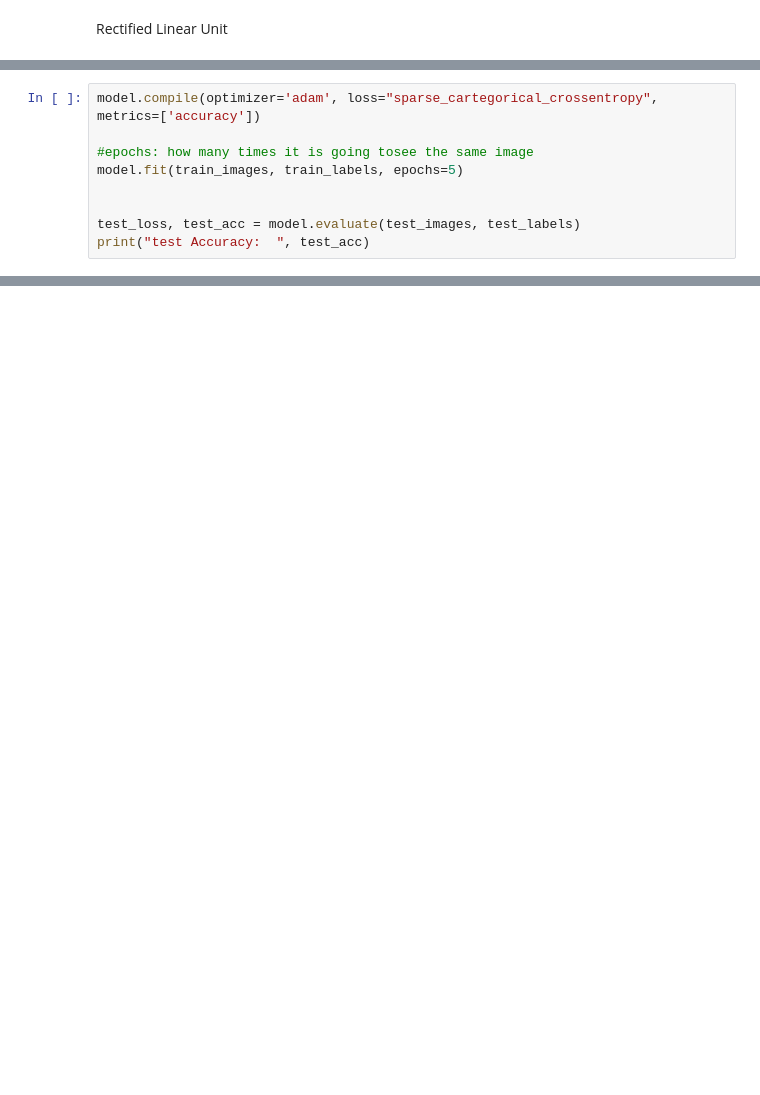
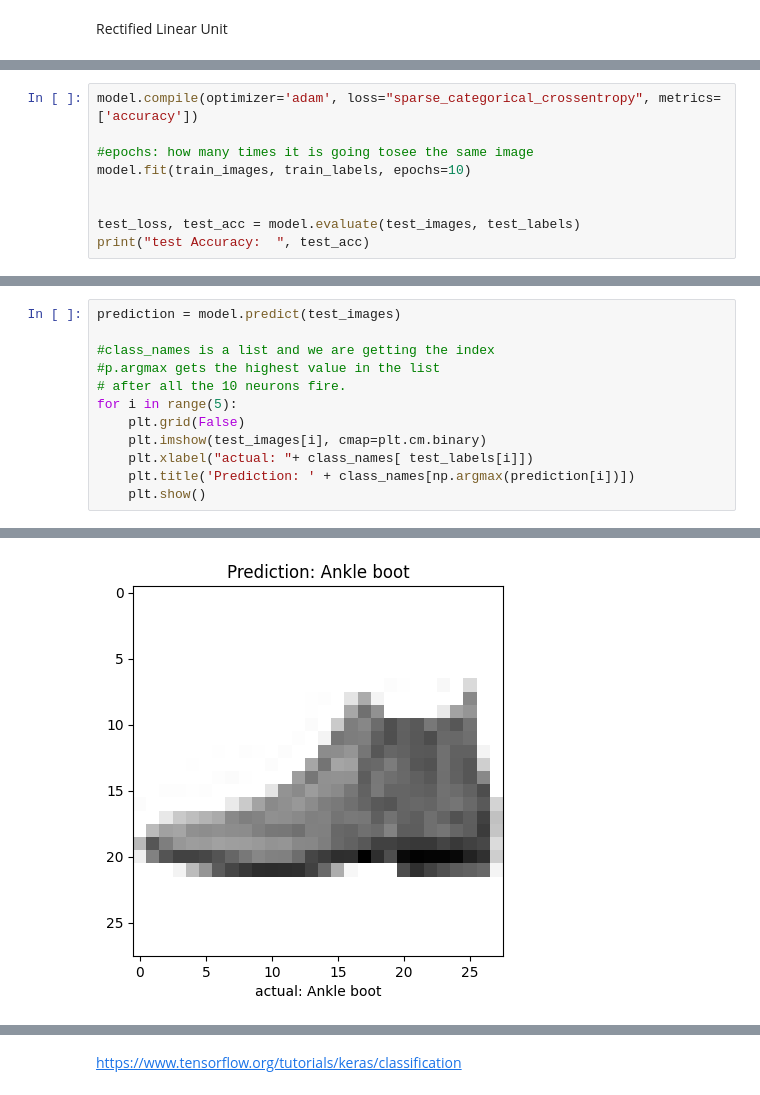
Before and after one commit to Flexer678/ML-learn, a Jupyter notebook: ML tutorial/Neural Network/main.ipynb, the cells around one changed output, grey strips where cells are left out. Drawn from its saved outputs; the diff is of its cells as text; blank space fills up the shorter version.

```diff
--- a/ML tutorial/Neural Network/main.ipynb
+++ b/ML tutorial/Neural Network/main.ipynb
@@ -120,10 +125,10 @@ model = keras.Sequential([
     keras.layers.Dense(10, activation='softmax')
 ])
 # %%
-model.compile(optimizer='adam', loss="sparse_cartegorical_crossentropy", metrics=['accuracy'])
+model.compile(optimizer='adam', loss="sparse_categorical_crossentropy", metrics=['accuracy'])
 
 #epochs: how many times it is going tosee the same image
-model.fit(train_images, train_labels, epochs=5)
+model.fit(train_images, train_labels, epochs=10)
 
 
 test_loss, test_acc = model.evaluate(test_images, test_labels)
@@ -130,0 +173,13 @@ print("test Accuracy:  ", test_acc)
+# %%
+prediction = model.predict(test_images)
+
+#class_names is a list and we are getting the index
+#p.argmax gets the highest value in the list
+# after all the 10 neurons fire.
+for i in range(5):
+    plt.grid(False)
+    plt.imshow(test_images[i], cmap=plt.cm.binary)
+    plt.xlabel("actual: "+ class_names[ test_labels[i]])
+    plt.title('Prediction: ' + class_names[np.argmax(prediction[i])])
+    plt.show()
+# %% [output]
@@ -130,0 +187 @@ print("test Accuracy:  ", test_acc)
+[figure, added]
@@ -130,0 +192,2 @@ print("test Accuracy:  ", test_acc)
+# %% [markdown]
+https://www.tensorflow.org/tutorials/keras/classification
```
Also changed, not shown: parts of 6 cells of this notebook, 2 other files.
